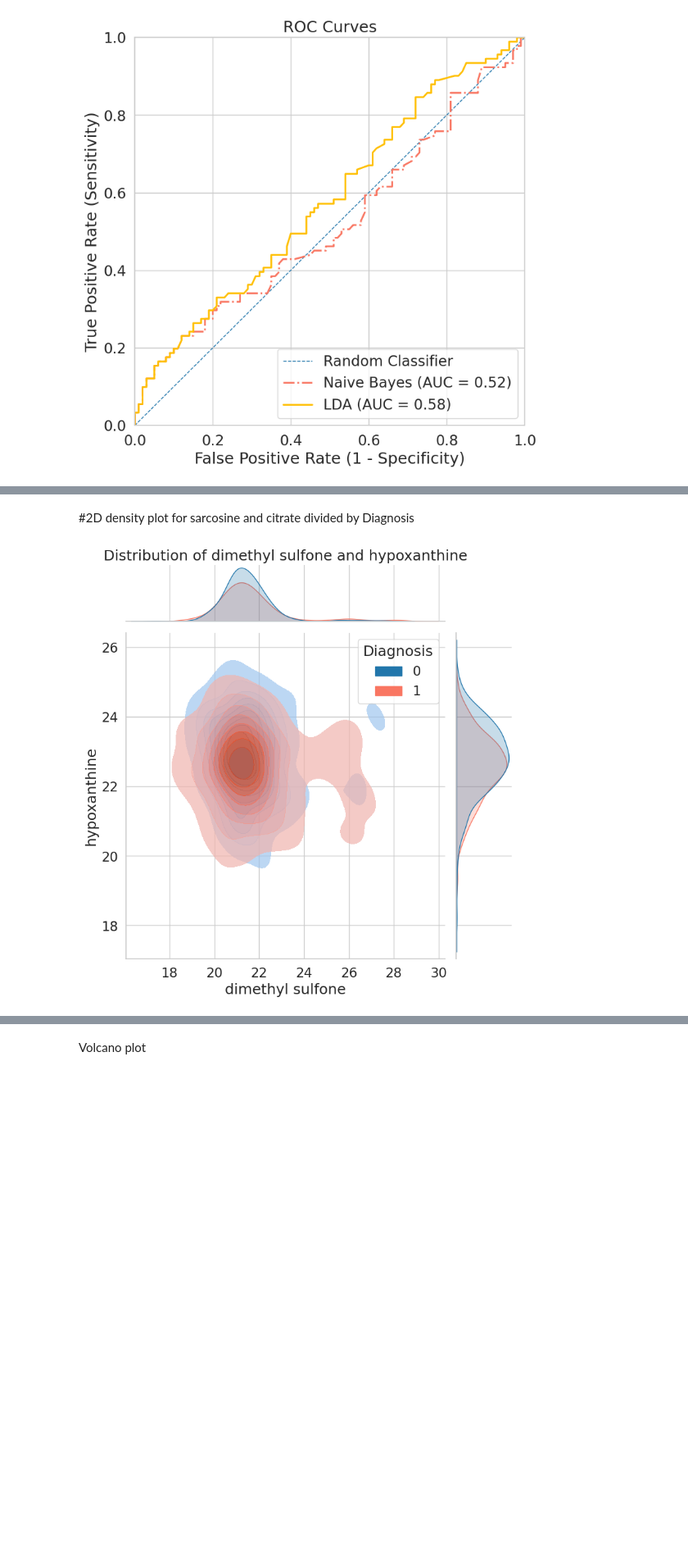
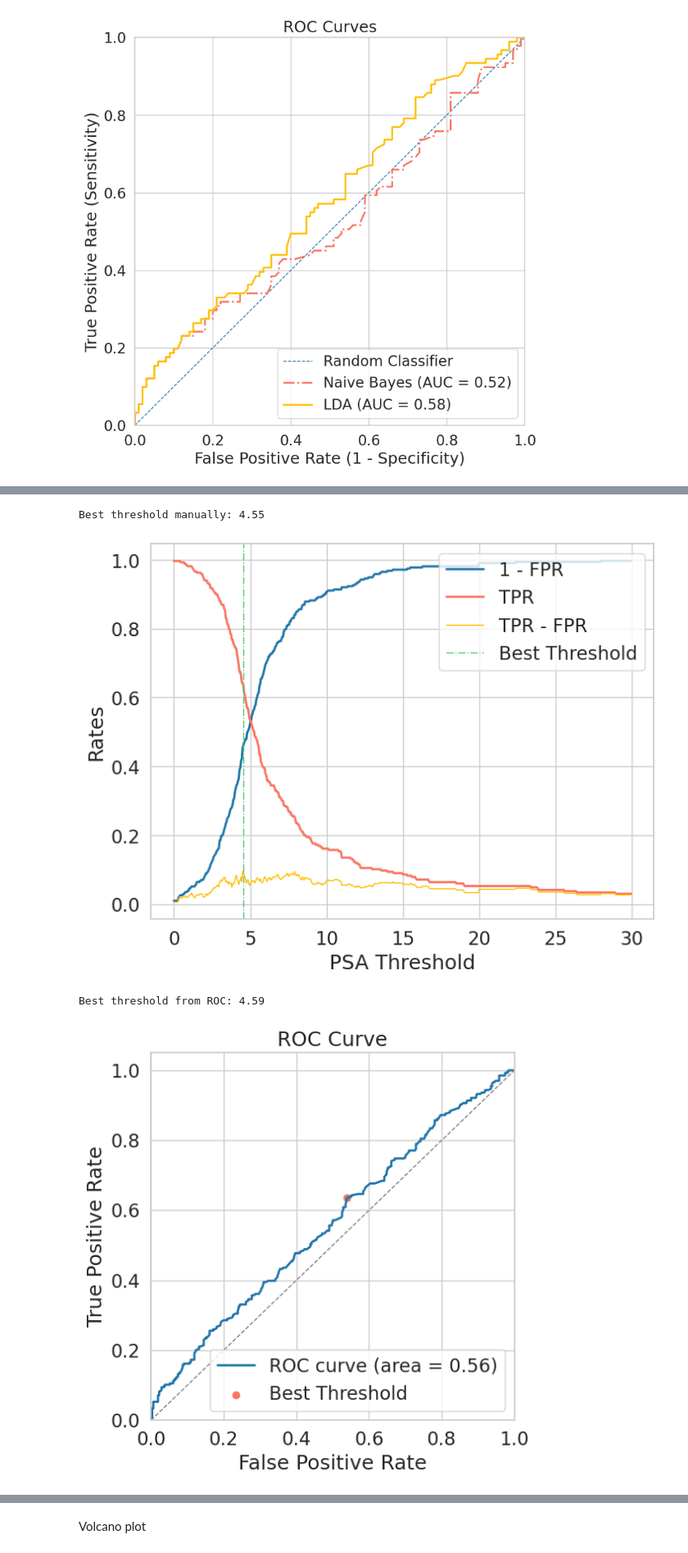
Before and after one commit to MarcoNapoleone/thesis, a Jupyter notebook: notebooks/visualization/ST002498_visualization.ipynb, the cells around one changed output, grey strips where cells are left out. Shown at 82% size. Saved outputs shown, nothing was run; the diff lists cells and outputs as text; code cells hidden in the pictures; blank space fills up the shorter version.

```diff
--- a/notebooks/visualization/ST002498_visualization.ipynb
+++ b/notebooks/visualization/ST002498_visualization.ipynb
@@ -137,18 +144,61 @@ Significativo
-# %% [markdown]
-#2D density plot for sarcosine and citrate divided by Diagnosis
-# %%
-x = "dimethyl sulfone"
-y = "hypoxanthine"
-z = "Diagnosis"
-
-# Set the style before creating the plot
-sns.set(style="whitegrid", font_scale=1.5)
-
-# Create the jointplot with the correct order of arguments
-plot = sns.jointplot(x=x, y=y, data=df, hue=z, fill=True, kind='kde', alpha=.7, height=8, palette=palette[:2])
-# Set labels and legend after creating the plot
-plot.set_axis_labels(xlabel=x, ylabel=y)
-plot.ax_marg_x.set_title("Distribution of {} and {}".format(x, y))
-plot.savefig(output_directory + x + "_" + y + "_distribution.png")
-# %% [output]
-[figure]
+# %%
+#estimating the bayes probability
+# H = hypothesis (diagnosis) -> Patient has prostate cancer
+# E = evidence -> PSA levels higher than gamma
+
+# P(H) = probability of having prostate cancer -> number of patients with prostate cancer / total number of patients
+# P(E) = probability of having PSA levels higher than gamma
+# P(E|H) = probability of having PSA levels higher than 4 given that the patient has prostate cancer
+# P(H|E) = probability of having prostate cancer given that the patient has PSA levels higher than 4
+
+gamma = np.arange(0, 30, 0.05)
+rates = dict()
+
+for g in gamma:
+    fpr = len(df.loc[(df['Diagnosis'] == 0) & (df['PreBioPSA'] > g)]) / len(df.loc[df['Diagnosis'] == 0])
+    tpr = len(df.loc[(df['Diagnosis'] == 1) & (df['PreBioPSA'] > g)]) / len(df.loc[df['Diagnosis'] == 1])
+    rates[g] = [1 - fpr, tpr, tpr - fpr]
+
+# Trova il miglior valore di soglia per massimizzare la sensibilità e la specificità
+best_threshold = max(rates, key=lambda x: rates[x][2])
+print("Best threshold manually:", best_threshold)
+
+# Plot 1: Probabilità di Bayes
+plt.figure(figsize=(8, 6))
+plt.plot(gamma, [rates[g][0] for g in gamma], color=palette[0], lw=2)
+plt.plot(gamma, [rates[g][1] for g in gamma], color=palette[1], lw=2)
+plt.plot(gamma, [rates[g][2] for g in gamma], color=palette[2], lw=1)
+plt.axvline(x=best_threshold, linestyle='-.', color=palette[3], lw=1)
+plt.xlabel("PSA Threshold")
+plt.legend(["1 - FPR", "TPR", "TPR - FPR", "Best Threshold"], loc="upper right")
+plt.ylabel("Rates")
+plt.title("")
+plt.show()
+
+# Calcolo della curva ROC per trovare il miglior valore di soglia per i livelli di PSA
+fpr, tpr, thresholds = roc_curve(psa_df['Diagnosis'], psa_df['PreBioPSA'])
+roc_auc = auc(fpr, tpr)
+
+# Trova il miglior valore di soglia per massimizzare l'AUC-ROC
+best_threshold_index = np.argmax(tpr - fpr)
+best_threshold = thresholds[best_threshold_index]
+print("Best threshold from ROC:", best_threshold)
+
+# Plot 2: Curva ROC
+plt.figure(figsize=(6, 6))
+plt.plot(fpr, tpr, lw=2, label='ROC curve (area = %0.2f)' % roc_auc, color=palette[0])
+plt.scatter(fpr[best_threshold_index], tpr[best_threshold_index], marker='o', label='Best Threshold', color=palette[1])
+plt.plot([0, 1], [0, 1], color='gray', lw=1, linestyle='--')
+plt.xlim([0.0, 1.0])
+plt.ylim([0.0, 1.05])
+plt.xlabel('False Positive Rate')
+plt.ylabel('True Positive Rate')
+plt.title('ROC Curve')
+plt.legend(loc="lower right")
+plt.tight_layout()
+plt.show()
+# %% [output]
+Best threshold manually: 4.55
+[figure, added]
+Best threshold from ROC: 4.59
+[figure, added]
```
Also changed, not shown: parts of 9 cells of this notebook.
